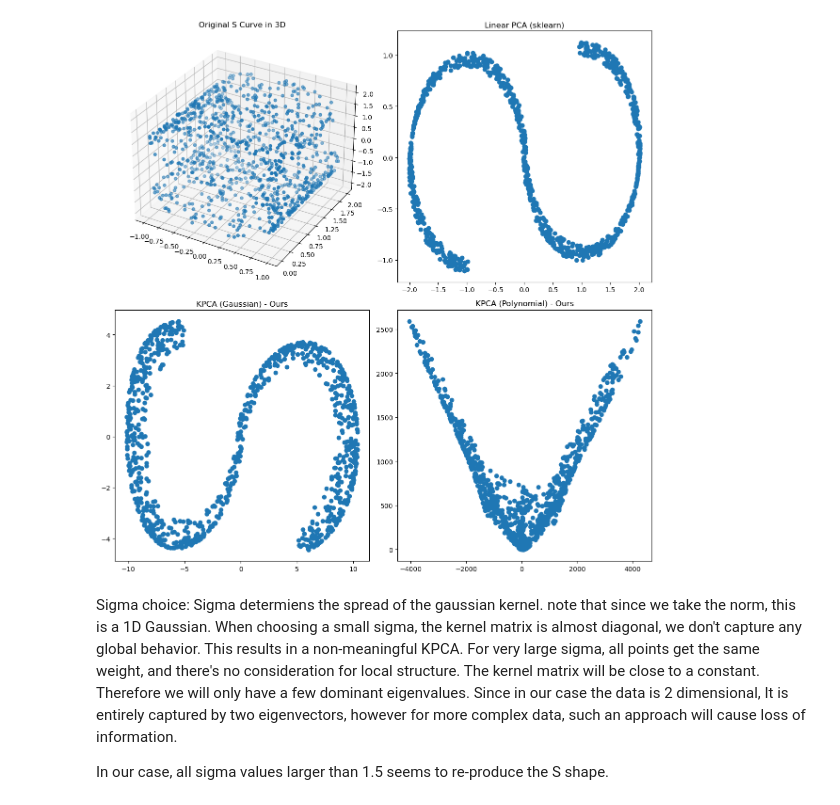
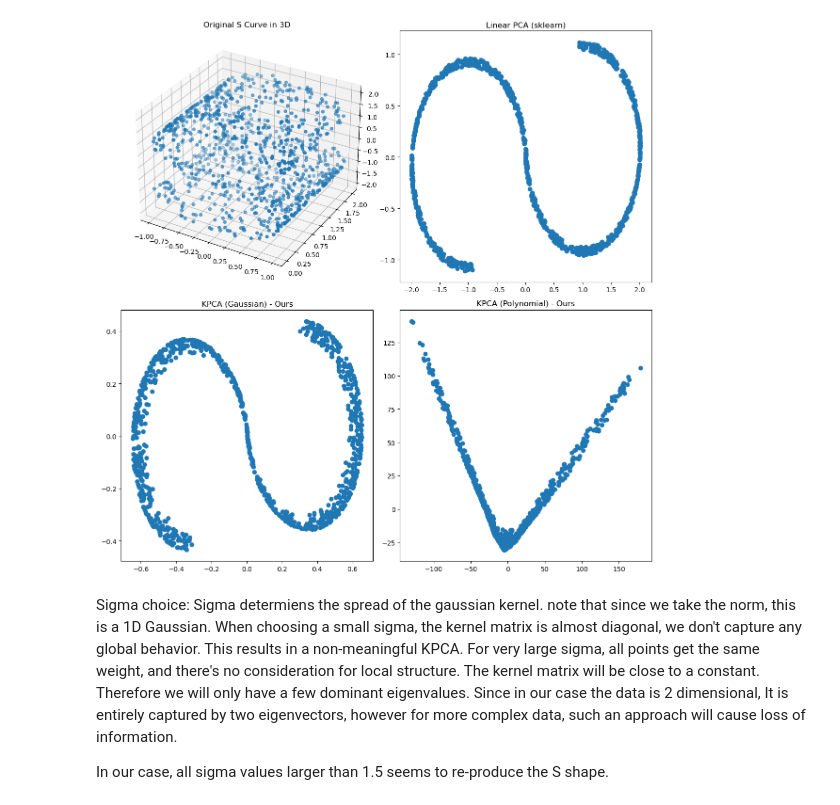
Before and after one commit to ehud-gordon/ULDA, a Jupyter notebook: hw/hw1/ee046202_hw_1_dim_reduction.ipynb, the cells around one changed output. Saved outputs shown, nothing was run; the diff lists cells and outputs as text; code cells hidden in the pictures.

```diff
--- a/hw/hw1/ee046202_hw_1_dim_reduction.ipynb
+++ b/hw/hw1/ee046202_hw_1_dim_reduction.ipynb
@@ -229,8 +229,10 @@ def KPCA(X, d, kernel, scale=False):
     # get the indices of the d largest eigenvalues, in descending order
     indices = np.argsort(eigvals)[-d:][::-1]
     eigvals, eigvecs = eigvals[indices], eigvecs[:, indices] # [d,], [N,d]
+    # normalize eigvecs by sqrt of eigvals
+    normalized_eigvecs = eigvecs / np.sqrt(eigvals) # [N,d]
     # project data
-    Y = eigvecs.T @ K # [d,N]
+    Y = normalized_eigvecs.T @ Kc # [d,N]
     return Y
 # %%
 from sklearn.decomposition import KernelPCA
@@ -319,40 +325,40 @@ pca = PCA(n_components=d)
 X_pca = pca.fit_transform(X.T).T # 2, 1000
 
 # Kernel PCA (Gaussian)
-sigma = 1.5  # Gaussian kernel width
+sigma = 2  # Gaussian kernel width
 X_kpca_gaussian = KPCA(X, d, lambda x, y: gaussian_kernel(x, y, sigma)) # 2, 1000
 
 # Kernel PCA (Polynomial)
-degree = 3
+degree = 5
 X_kpca_poly = KPCA(X, d, lambda x, y: polynomial_kernel(x, y, degree)) # 2, 1000
 
 # Plot the original dataset
 fig = plt.figure(figsize=(12, 12))
 
 # Original data
 ax = fig.add_subplot(221, projection='3d')
 ax.scatter(X[0, :], X[1, :], X[2, :])
 ax.set_title("Original S Curve in 3D")
 
 # PCA result
 ax2 = fig.add_subplot(222)
 ax2.scatter(X_pca[0, :], X_pca[1, :])
 ax2.set_title("Linear PCA (sklearn)")
 
 # KPCA Gaussian
 ax3 = fig.add_subplot(223)
 ax3.scatter(X_kpca_gaussian[0, :], X_kpca_gaussian[1, :])
 ax3.set_title("KPCA (Gaussian) - Ours" )
 
 # KPCA Polynomial
 ax4 = fig.add_subplot(224)
 ax4.scatter(X_kpca_poly[0, :], X_kpca_poly[1, :])
 ax4.set_title("KPCA (Polynomial) - Ours")
 
 plt.tight_layout()
 plt.show()
 # %% [output]
-[figure, old version]
+[figure, new version]
 # %% [markdown]
 Sigma choice: Sigma determiens the spread of the gaussian kernel. note that since we take the norm, this is a 1D Gaussian. When choosing a small sigma, the kernel matrix is almost diagonal,  we don't capture any global behavior. This results in a non-meaningful KPCA.  For very large sigma, all points get the same weight, and there's no consideration for local structure. The kernel matrix will be close to a constant. Therefore we will only have a few dominant eigenvalues. Since in our case the data is 2 dimensional, It is entirely captured by two eigenvectors, however for more complex data, such an approach will cause loss of information.
 
```
Also changed, not shown: parts of 1 cell of this notebook, 2 other files.
